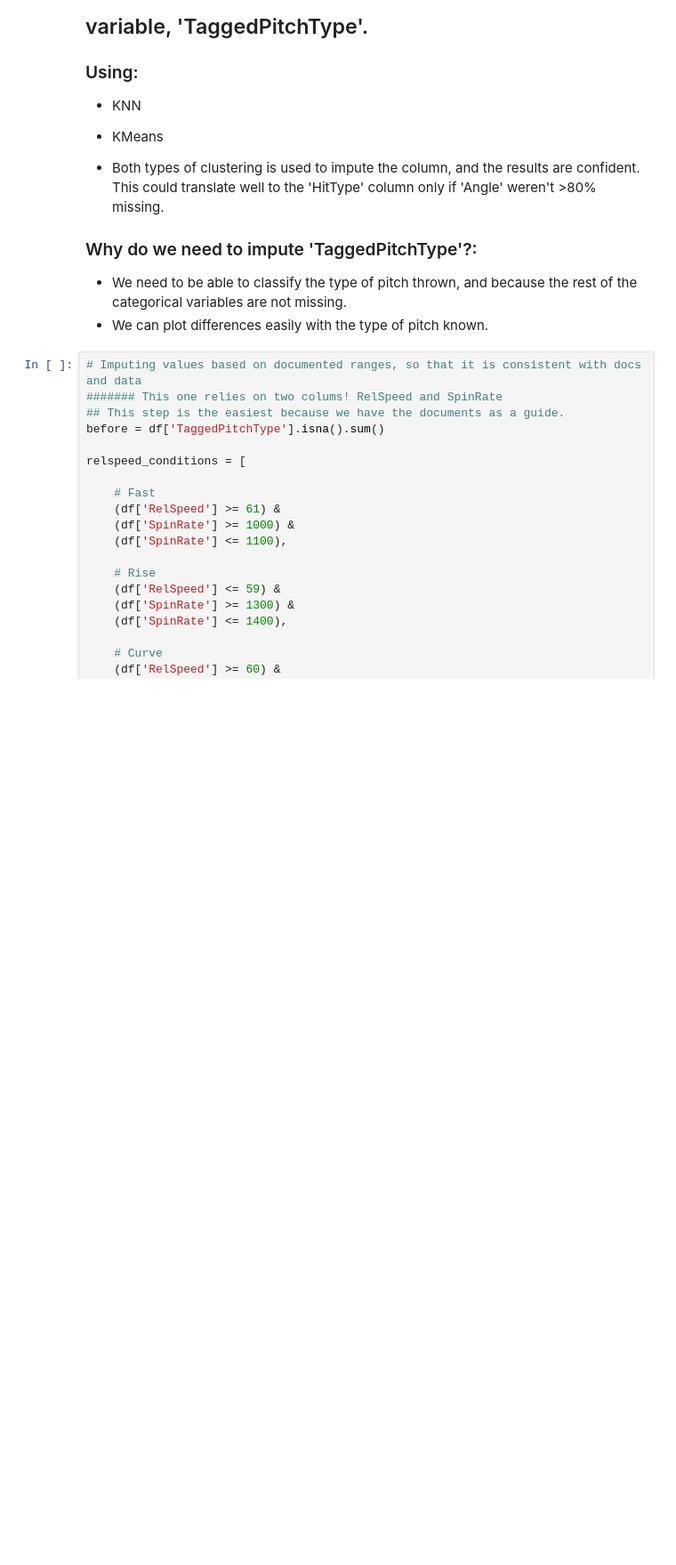
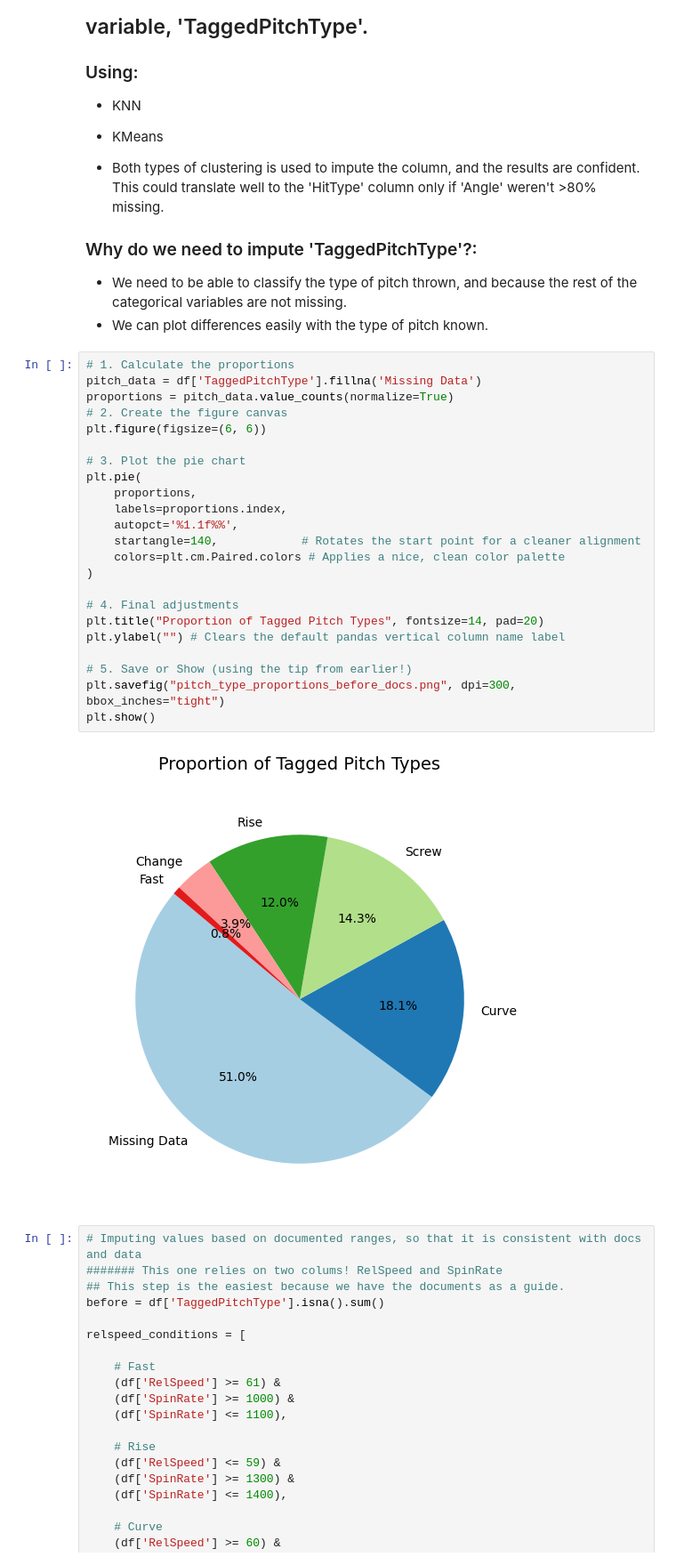
Before and after one commit to mikeSheehey/Tabular_Project_DATA4380, a Jupyter notebook: tabular/Softball_4380.ipynb, the cells around one changed output. Shown at 89% size. Saved outputs shown, nothing was run; the diff lists cells and outputs as text; blank space fills up the shorter version.

```diff
--- a/tabular/Softball_4380.ipynb
+++ b/tabular/Softball_4380.ipynb
@@ -294,6 +294,31 @@ plot_missing(df)
 ### Why do we need to impute 'TaggedPitchType'?:
   * We need to be able to classify the type of pitch thrown, and because the rest of the categorical variables are not missing.
   * We can plot differences easily with the type of pitch known.
+# %%
+# 1. Calculate the proportions
+pitch_data = df['TaggedPitchType'].fillna('Missing Data')
+proportions = pitch_data.value_counts(normalize=True)
+# 2. Create the figure canvas
+plt.figure(figsize=(6, 6))
+
+# 3. Plot the pie chart
+plt.pie(
+    proportions,
+    labels=proportions.index,
+    autopct='%1.1f%%',
+    startangle=140,            # Rotates the start point for a cleaner alignment
+    colors=plt.cm.Paired.colors # Applies a nice, clean color palette
+)
+
+# 4. Final adjustments
+plt.title("Proportion of Tagged Pitch Types", fontsize=14, pad=20)
+plt.ylabel("") # Clears the default pandas vertical column name label
+
+# 5. Save or Show (using the tip from earlier!)
+plt.savefig("pitch_type_proportions_before_docs.png", dpi=300, bbox_inches="tight")
+plt.show()
+# %% [output]
+[figure, added]
 # %%
 # Imputing values based on documented ranges, so that it is consistent with docs and data
 ####### This one relies on two colums! RelSpeed and SpinRate
```
Also changed, not shown: parts of 35 cells of this notebook, 4 other files.
